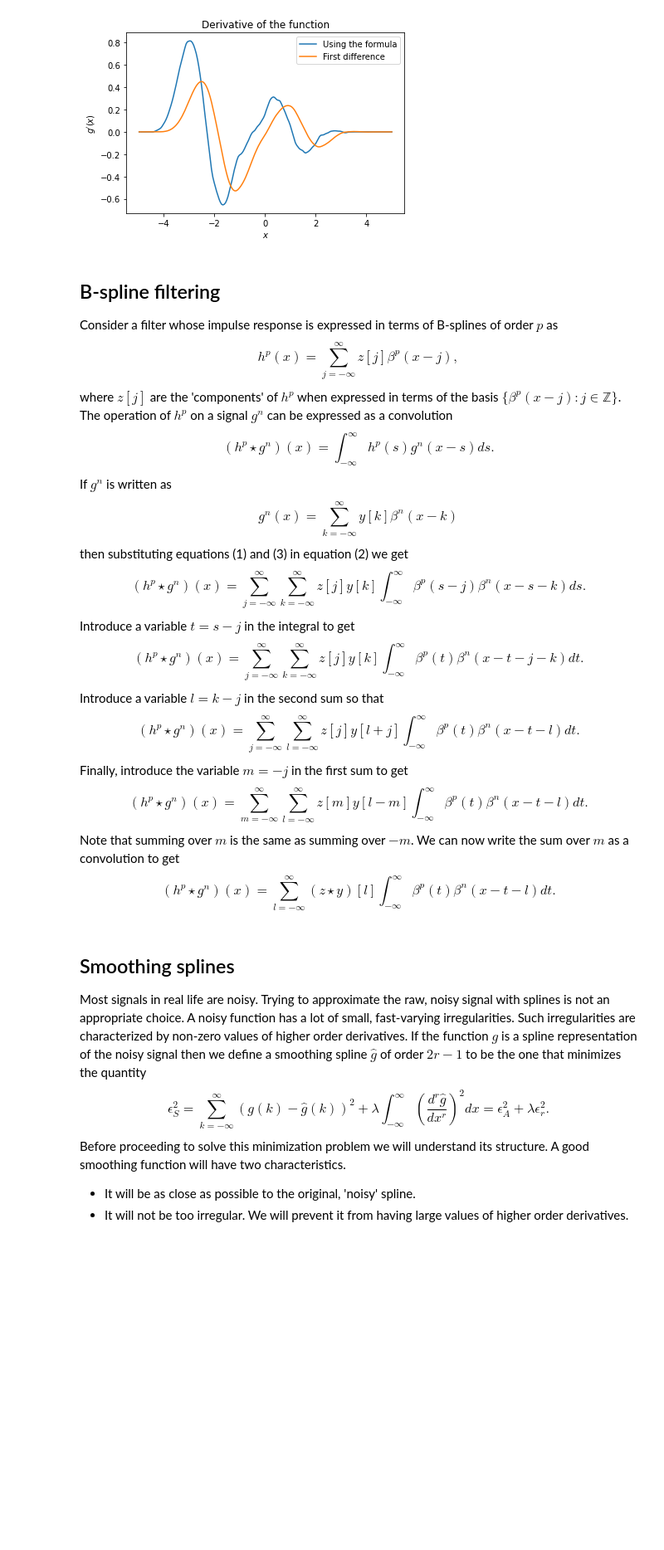
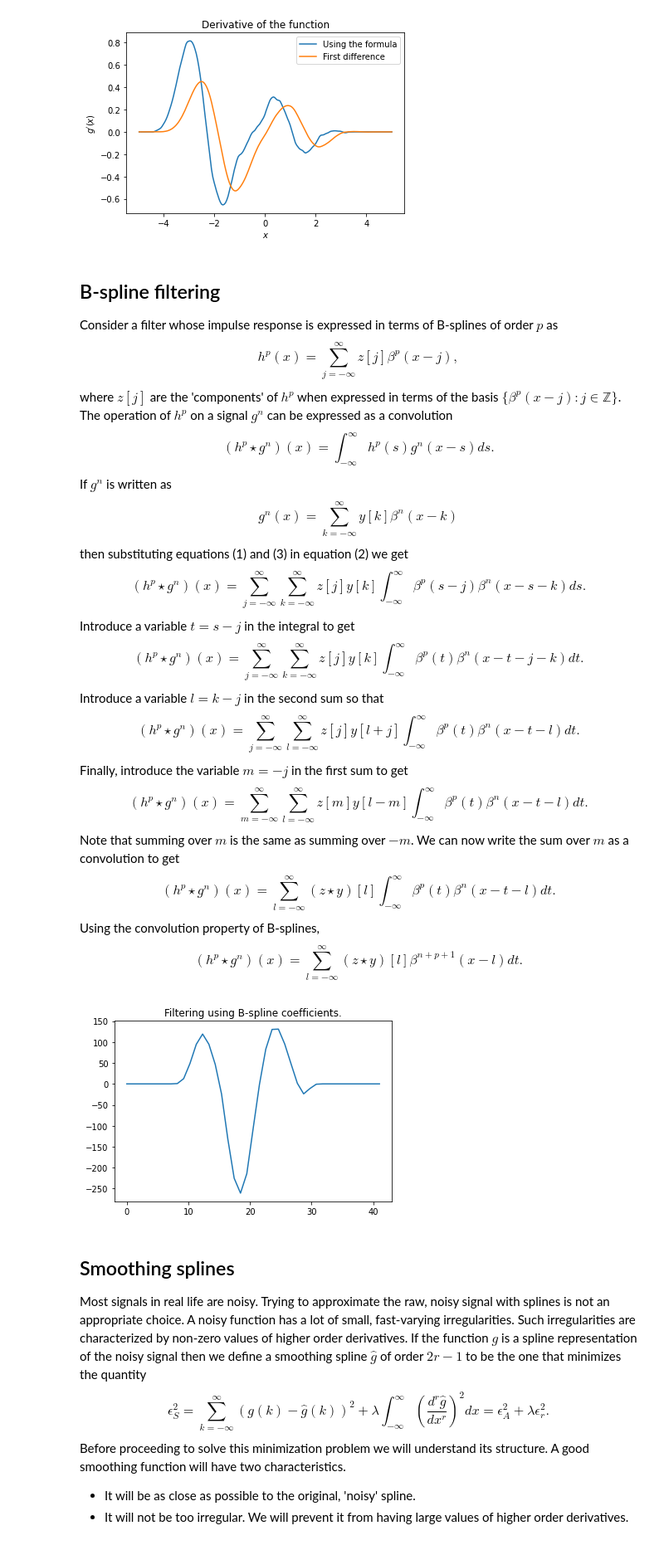
Before and after one commit to amey-joshi/am, a Jupyter notebook: p3/m2p_B01_B_ImageSplines_Version_3.ipynb, the cells around one changed output. Shown at 83% size. Saved outputs shown, nothing was run; the diff lists cells and outputs as text; code cells hidden in the pictures; blank space fills up the shorter version.

```diff
--- a/p3/m2p_B01_B_ImageSplines_Version_3.ipynb
+++ b/p3/m2p_B01_B_ImageSplines_Version_3.ipynb
@@ -1115,3 +1115,7 @@ Note that summing over $m$ is the same as summing over $-m$. We can now write th
 $$\tag{6}
 (h^p\star g^n)(x) = \sum_{l=-\infty}^\infty (z \star y)[l]\int_{-\infty}^\infty \beta^p(t)\beta^n(x - t - l)dt.
 $$
+Using the convolution property of B-splines,
+$$\tag{7}
+(h^p\star g^n)(x) = \sum_{l=-\infty}^\infty (z \star y)[l]\beta^{n+p+1}(x - l)dt.
+$$
@@ -1120,3 +1122,32 @@ $$
+# %%
+# Example of filtering using B-splines
+import numpy as np
+import matplotlib.pyplot as plt
+import scipy.signal as ss
+
+# We just construct long enough signals by convolution of smaller ones.
+x = np.array([1, 2, 3, 2, 1, 0, -1, -2, -3, -2, -1, 0, 1])
+z = np.convolve(x, x)
+h = np.array([1, -2, 1])
+y = np.convolve(h, h)
+
+# Compute the cubic spline coefficients for z.
+z_coeff = ss.cspline1d(z)
+# Compute the quadratic spline coefficients for y.
+y_coeff = ss.qspline1d(y)
+
+# Compute the term (z \star y)[l] in equation (7).
+z_coeff_star_y_coeff = np.convolve(z_coeff, y_coeff)
+# Compute the B-spline of order 3 + 2 + 1 = 6.
+sc = ss.bspline(np.linspace(-6, 6, 13), 6)
+# The final result is also a convolution.
+result = np.convolve(z_coeff_star_y_coeff, sc)
+
+plt.plot(np.linspace(0, len(result), len(result)), result, '-')
+plt.title('Filtering using B-spline coefficients.')
+plt.show()
+# %% [output]
+[figure, added]
 # %% [markdown]
 ## Smoothing splines
 
```
Also changed, not shown: parts of 4 cells of this notebook.
